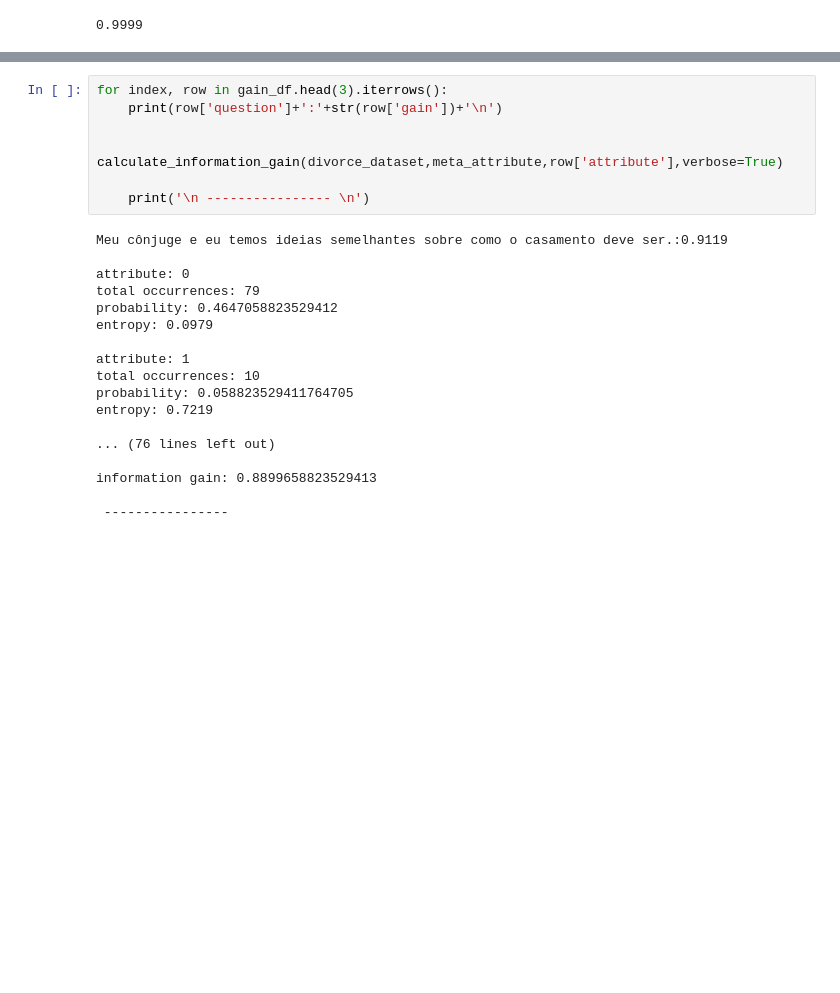
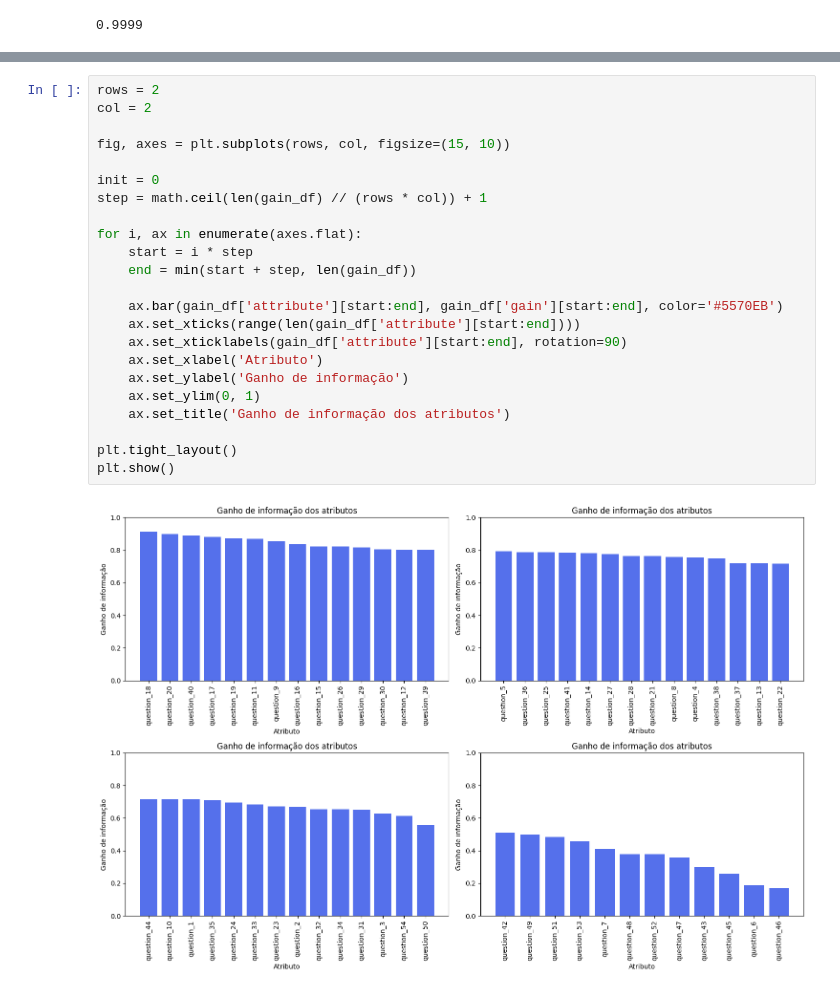
Before and after one commit to o-rovida/Trabalho-Final-Minera--o-de-Dados, a Jupyter notebook: data_mining.ipynb, the cells around one changed output, grey strips where cells are left out. Cells and saved outputs as stored; diff of their text form; blank space fills up the shorter version.

```diff
--- a/data_mining.ipynb
+++ b/data_mining.ipynb
@@ -143,25 +173,25 @@ gain_df.head(10)
-# %%
-for index, row in gain_df.head(3).iterrows():
-    print(row['question']+':'+str(row['gain'])+'\n')
-
-    calculate_information_gain(divorce_dataset,meta_attribute,row['attribute'],verbose=True)
-
-    print('\n ---------------- \n')
-# %% [output]
-Meu cônjuge e eu temos ideias semelhantes sobre como o casamento deve ser.:0.9119
-
-attribute: 0
-total occurrences: 79
-probability: 0.4647058823529412
-entropy: 0.0979
-
-attribute: 1
-total occurrences: 10
-probability: 0.058823529411764705
-entropy: 0.7219
-
-... (76 lines left out)
-
-information gain: 0.8899658823529413
-
- ----------------
+# %%
+rows = 2
+col = 2
+
+fig, axes = plt.subplots(rows, col, figsize=(15, 10))
+
+init = 0
+step = math.ceil(len(gain_df) // (rows * col)) + 1
+
+for i, ax in enumerate(axes.flat):
+    start = i * step
+    end = min(start + step, len(gain_df))
+
+    ax.bar(gain_df['attribute'][start:end], gain_df['gain'][start:end], color='#5570EB')
+    ax.set_xticks(range(len(gain_df['attribute'][start:end])))
+    ax.set_xticklabels(gain_df['attribute'][start:end], rotation=90)
+    ax.set_xlabel('Atributo')
+    ax.set_ylabel('Ganho de informação')
+    ax.set_ylim(0, 1)
+    ax.set_title('Ganho de informação dos atributos')
+
+plt.tight_layout()
+plt.show()
+# %% [output]
+[figure, added]
```
Also changed, not shown: parts of 7 cells of this notebook.
